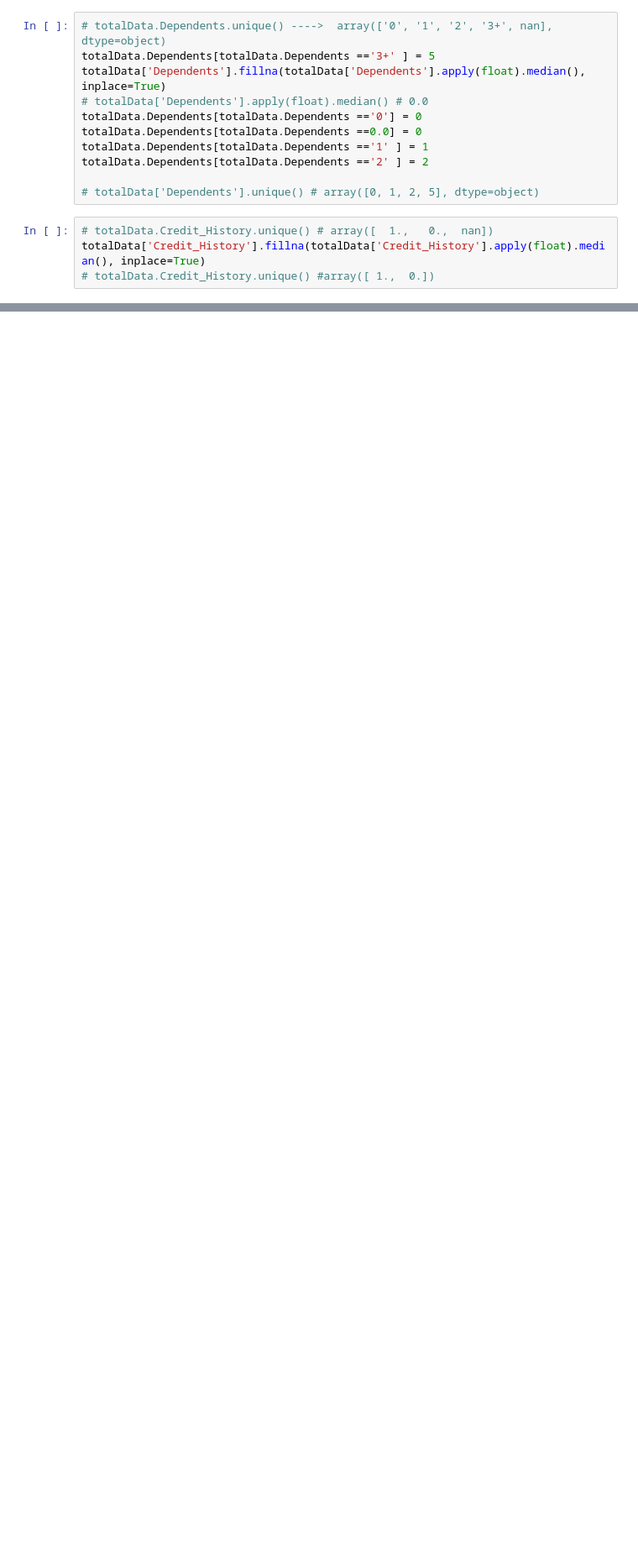
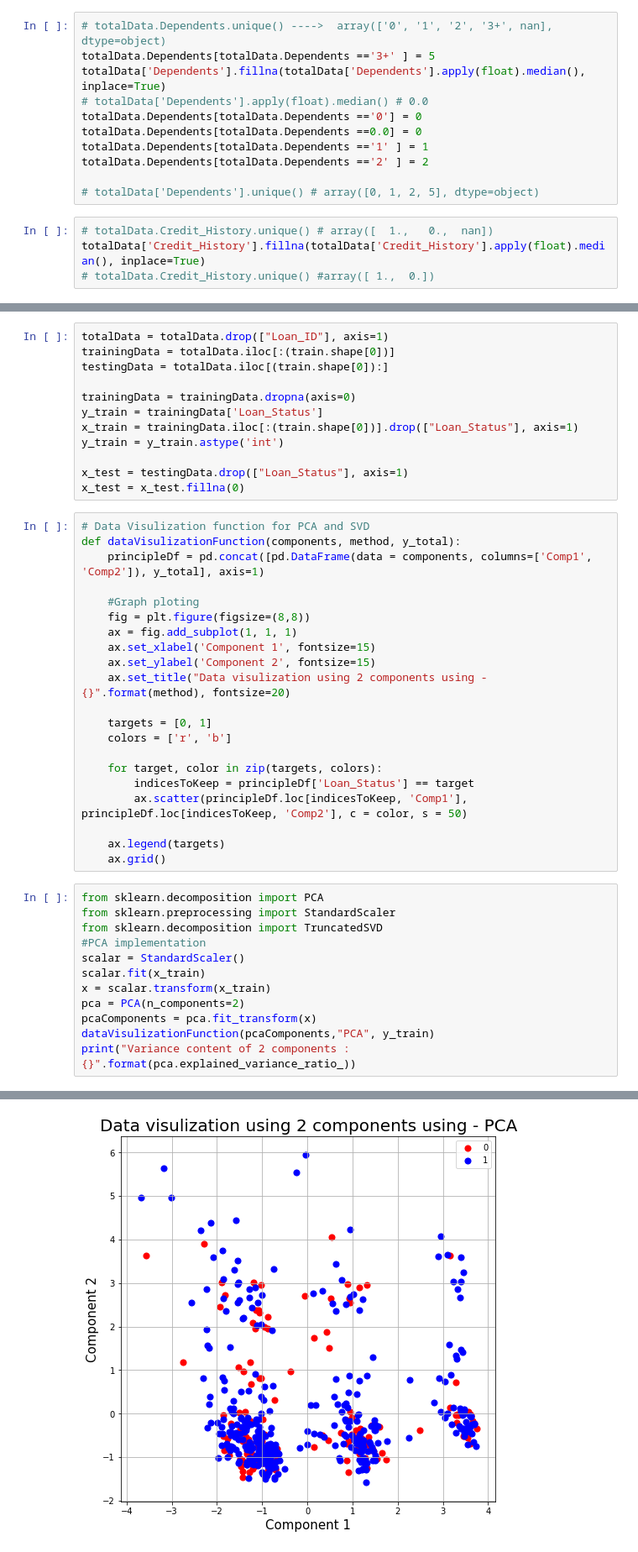
Before and after one commit to Thek10patil/Loan-Classification-Problem, a Jupyter notebook: LogisticRegressionLoanProblem.ipynb, the cells around one changed output, grey strips where cells are left out. Shown: that part at 84% size. Saved outputs shown, nothing was run; the diff lists cells and outputs as text; blank space fills up the shorter version.

```diff
--- a/LogisticRegressionLoanProblem.ipynb
+++ b/LogisticRegressionLoanProblem.ipynb
@@ -126,0 +123,46 @@ testData.fillna(0,inplace=True)
+# %%
+totalData = totalData.drop(["Loan_ID"], axis=1)
+trainingData = totalData.iloc[:(train.shape[0])]
+testingData = totalData.iloc[(train.shape[0]):]
+
+trainingData = trainingData.dropna(axis=0)
+y_train = trainingData['Loan_Status']
+x_train = trainingData.iloc[:(train.shape[0])].drop(["Loan_Status"], axis=1)
+y_train = y_train.astype('int')
+
+x_test = testingData.drop(["Loan_Status"], axis=1)
+x_test = x_test.fillna(0)
+# %%
+# Data Visulization function for PCA and SVD
+def dataVisulizationFunction(components, method, y_total):
+    principleDf = pd.concat([pd.DataFrame(data = components, columns=['Comp1', 'Comp2']), y_total], axis=1)
+
+    #Graph ploting
+    fig = plt.figure(figsize=(8,8))
+    ax = fig.add_subplot(1, 1, 1)
+    ax.set_xlabel('Component 1', fontsize=15)
+    ax.set_ylabel('Component 2', fontsize=15)
+    ax.set_title("Data visulization using 2 components using - {}".format(method), fontsize=20)
+
+    targets = [0, 1]
+    colors = ['r', 'b']
+
+    for target, color in zip(targets, colors):
+        indicesToKeep = principleDf['Loan_Status'] == target
+        ax.scatter(principleDf.loc[indicesToKeep, 'Comp1'], principleDf.loc[indicesToKeep, 'Comp2'], c = color, s = 50)
+
+    ax.legend(targets)
+    ax.grid()
+# %%
+from sklearn.decomposition import PCA
+from sklearn.preprocessing import StandardScaler
+from sklearn.decomposition import TruncatedSVD
+#PCA implementation
+scalar = StandardScaler()
+scalar.fit(x_train)
+x = scalar.transform(x_train)
+pca = PCA(n_components=2)
+pcaComponents = pca.fit_transform(x)
+dataVisulizationFunction(pcaComponents,"PCA", y_train)
+print("Variance content of 2 components :{}".format(pca.explained_variance_ratio_))
+# %% [output]
@@ -126,0 +170 @@ testData.fillna(0,inplace=True)
+[figure, added]
```
Also changed, not shown: parts of 16 cells of this notebook.
